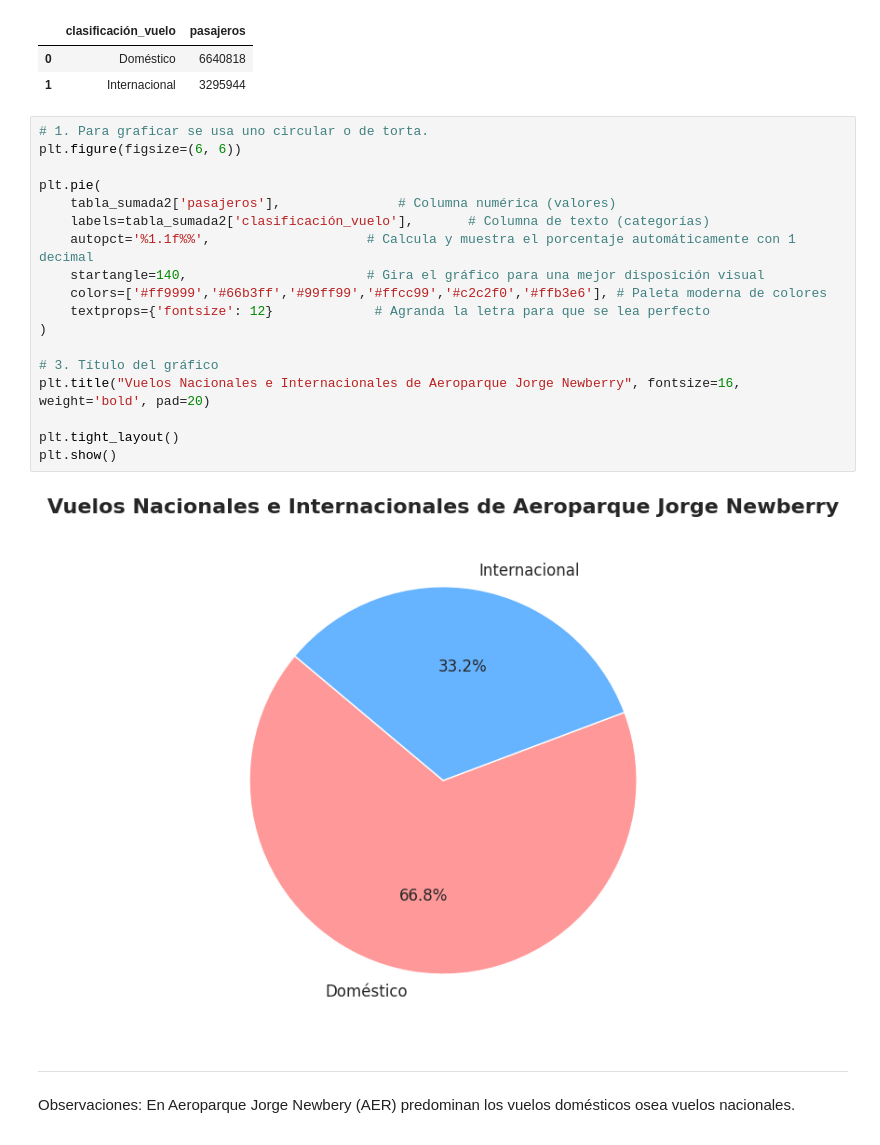
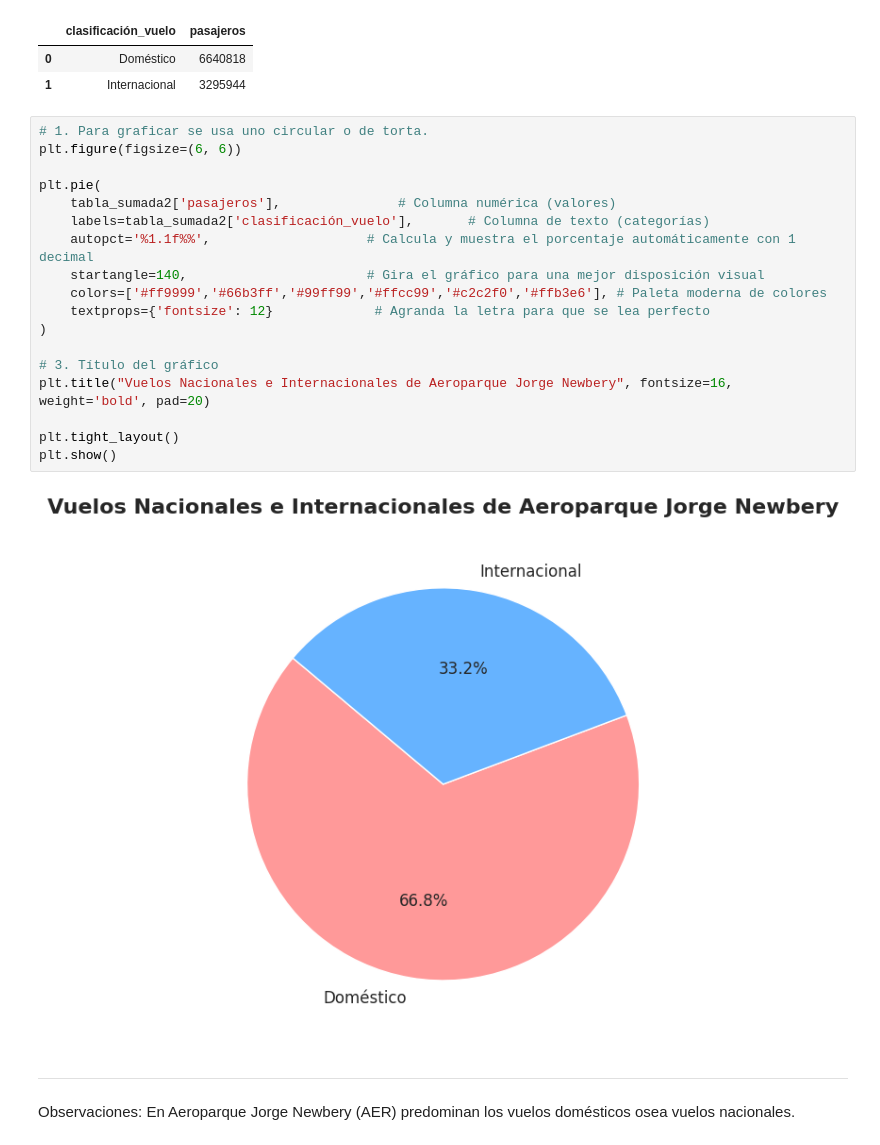
Before and after one commit to C-Merlos501/analisis-de-datos-ANAC, a Jupyter notebook: trabajo-final-analisis-datos-ANAC.ipynb, the cells around one changed output. Cells and saved outputs as stored; diff of their text form.

```diff
--- a/trabajo-final-analisis-datos-ANAC.ipynb
+++ b/trabajo-final-analisis-datos-ANAC.ipynb
@@ -841,23 +842,23 @@ tabla_sumada2
 # %%
 # 1. Para graficar se usa uno circular o de torta.
 plt.figure(figsize=(6, 6))
 
 plt.pie(
     tabla_sumada2['pasajeros'],               # Columna numérica (valores)
     labels=tabla_sumada2['clasificación_vuelo'],       # Columna de texto (categorías)
     autopct='%1.1f%%',                    # Calcula y muestra el porcentaje automáticamente con 1 decimal
     startangle=140,                       # Gira el gráfico para una mejor disposición visual
     colors=['#ff9999','#66b3ff','#99ff99','#ffcc99','#c2c2f0','#ffb3e6'], # Paleta moderna de colores
     textprops={'fontsize': 12}             # Agranda la letra para que se lea perfecto
 )
 
 # 3. Título del gráfico
-plt.title("Vuelos Nacionales e Internacionales de Aeroparque Jorge Newberry", fontsize=16, weight='bold', pad=20)
+plt.title("Vuelos Nacionales e Internacionales de Aeroparque Jorge Newbery", fontsize=16, weight='bold', pad=20)
 
 plt.tight_layout()
 plt.show()
 # %% [output]
-[figure, old version]
+[figure, new version]
 # %% [markdown]
 ---
 Observaciones: En Aeroparque Jorge Newbery (AER)  predominan los vuelos domésticos osea vuelos nacionales.
```
Also changed, not shown: parts of 3 cells of this notebook.
